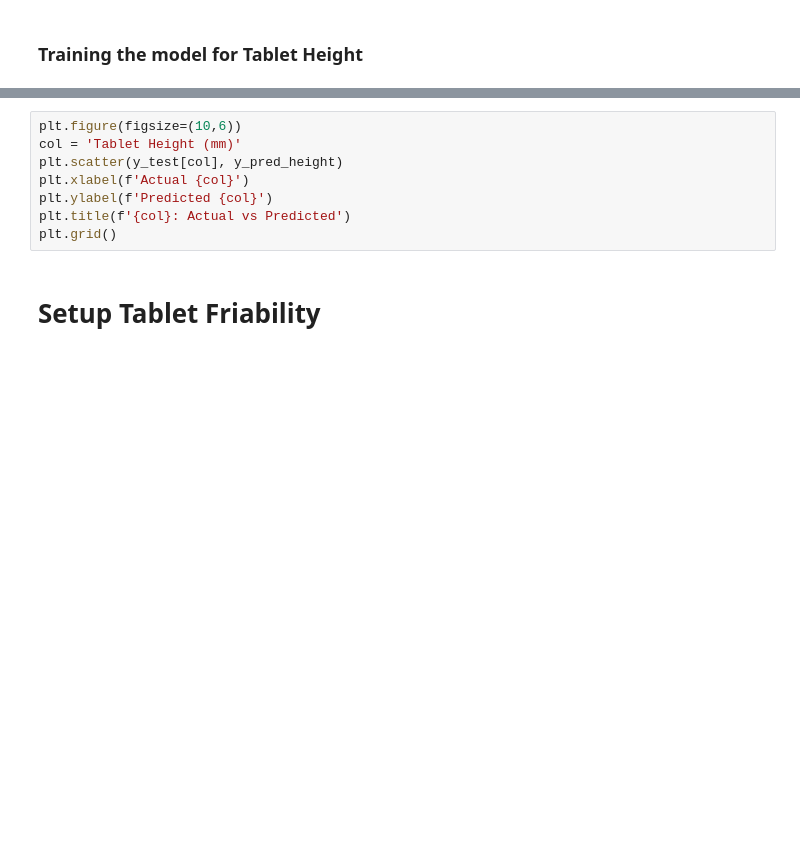
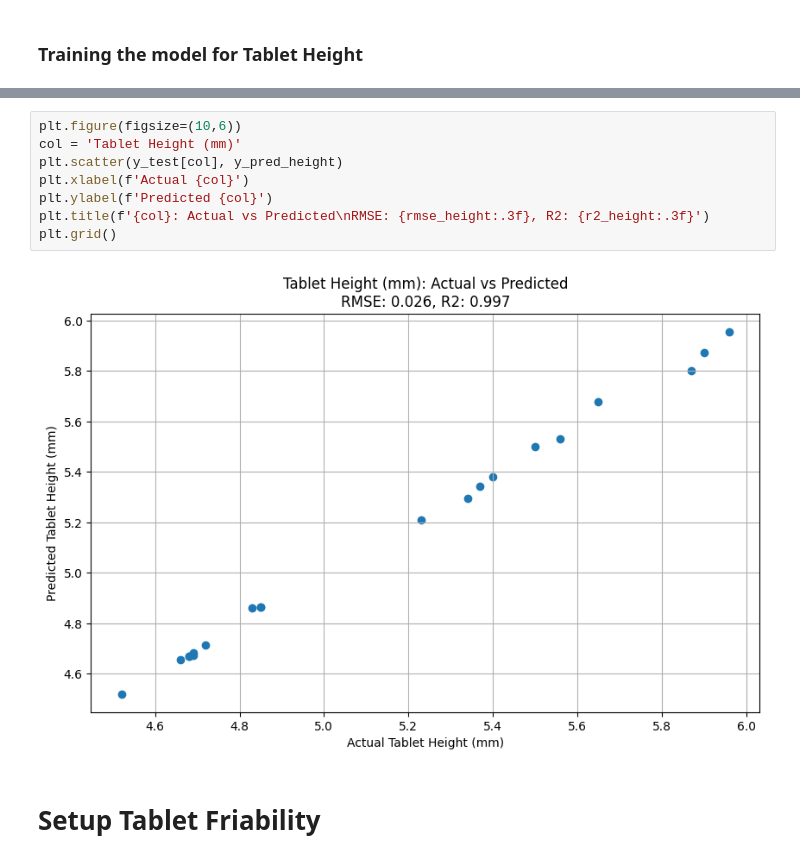
Before and after one commit to MrHexeberg/AI-medical-project, a Jupyter notebook: AI_Model_Pill/Project_NeuralNetwork.ipynb, the cells around one changed output, grey strips where cells are left out. Drawn from its saved outputs; the diff is of its cells as text; blank space fills up the shorter version.

```diff
--- a/AI_Model_Pill/Project_NeuralNetwork.ipynb
+++ b/AI_Model_Pill/Project_NeuralNetwork.ipynb
@@ -142,11 +217,13 @@ plt.grid()
 # %%
 plt.figure(figsize=(10,6))
 col = 'Tablet Height (mm)'
 plt.scatter(y_test[col], y_pred_height)
 plt.xlabel(f'Actual {col}')
 plt.ylabel(f'Predicted {col}')
-plt.title(f'{col}: Actual vs Predicted')
+plt.title(f'{col}: Actual vs Predicted\nRMSE: {rmse_height:.3f}, R2: {r2_height:.3f}')
 plt.grid()
+# %% [output]
+[figure, added]
 # %% [markdown]
 # Setup Tablet Friability
 # %%
```
Also changed, not shown: parts of 18 cells of this notebook, 2 other files.
